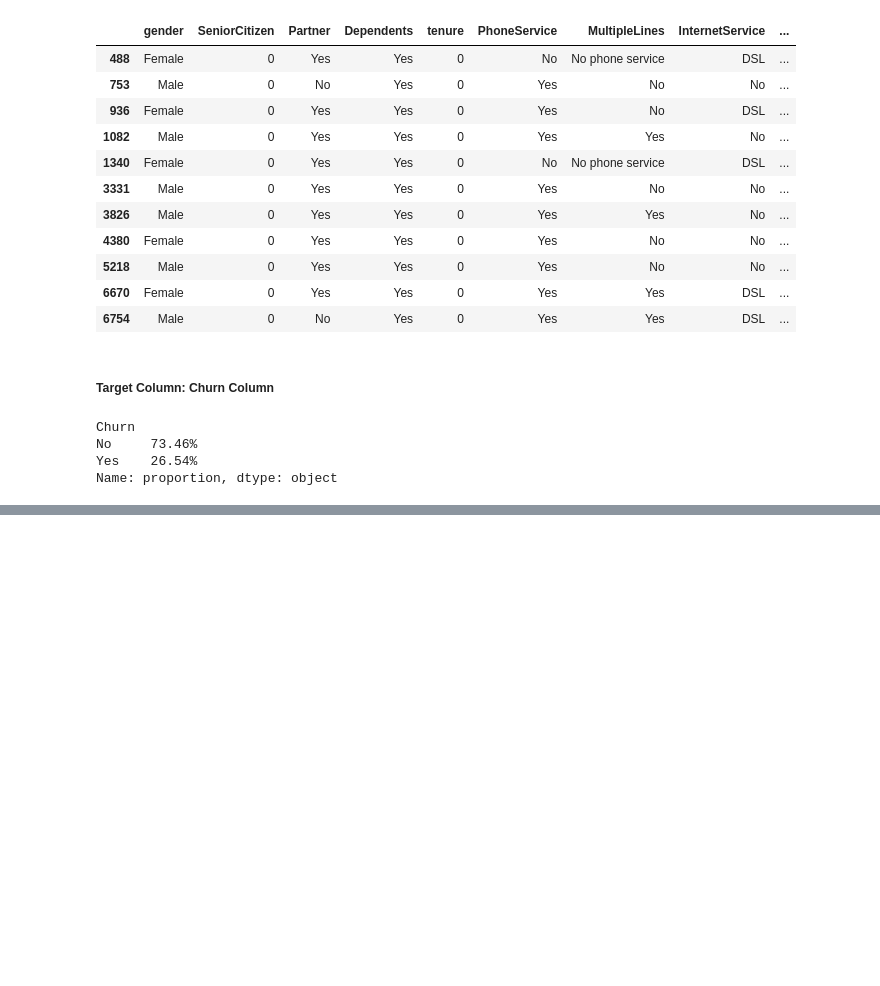
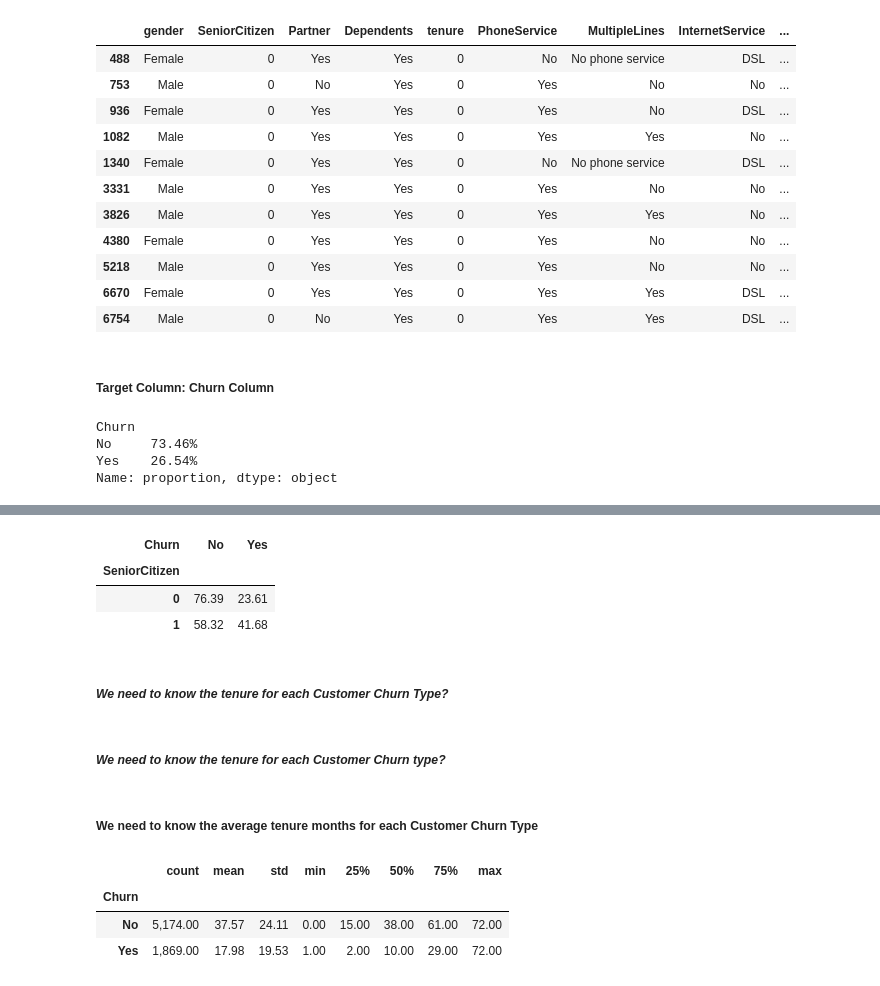
Before and after one commit to arduinto/TelcoChurnForecasting, a Jupyter notebook: TelcoChurn.ipynb, the cells around one changed output, grey strips where cells are left out. Cells and saved outputs as stored; diff of their text form; code cells hidden in the pictures; blank space fills up the shorter version.

```diff
--- a/TelcoChurn.ipynb
+++ b/TelcoChurn.ipynb
@@ -632,0 +648,16 @@ count_viz_func(data_frame, column_name, title='Chart Title', title_font_size=30,
+# %%
+# as Percentage
+groupped = pd.crosstab(
+    index= df['SeniorCitizen'],
+    columns= df['Churn'],
+    values= 'Churn',
+    aggfunc= 'count',
+    normalize= 'index'
+)*100
+
+groupped
+# %% [output]
+| Churn | No | Yes |
+| SeniorCitizen |  |  |
+| 0 | 76.39 | 23.61 |
+| 1 | 58.32 | 41.68 |
@@ -632,0 +687,2 @@ count_viz_func(data_frame, column_name, title='Chart Title', title_font_size=30,
+# %% [markdown]
+##### _**We need to know the tenure for each Customer Churn Type?**_
@@ -632,0 +703,2 @@ count_viz_func(data_frame, column_name, title='Chart Title', title_font_size=30,
+# %% [markdown]
+##### _**We need to know the tenure for each Customer Churn type?**_
@@ -632,0 +743,9 @@ count_viz_func(data_frame, column_name, title='Chart Title', title_font_size=30,
+# %% [markdown]
+##### __We need to know the average tenure months for each Customer Churn Type__
+# %%
+df.groupby(df['Churn'])['tenure'].describe()
+# %% [output]
+|  | count | mean | std | min | 25% | 50% | 75% | max |
+| Churn |  |  |  |  |  |  |  |  |
+| No | 5,174.00 | 37.57 | 24.11 | 0.00 | 15.00 | 38.00 | 61.00 | 72.00 |
+| Yes | 1,869.00 | 17.98 | 19.53 | 1.00 | 2.00 | 10.00 | 29.00 | 72.00 |
```
Also changed, not shown: parts of 15 cells of this notebook.
